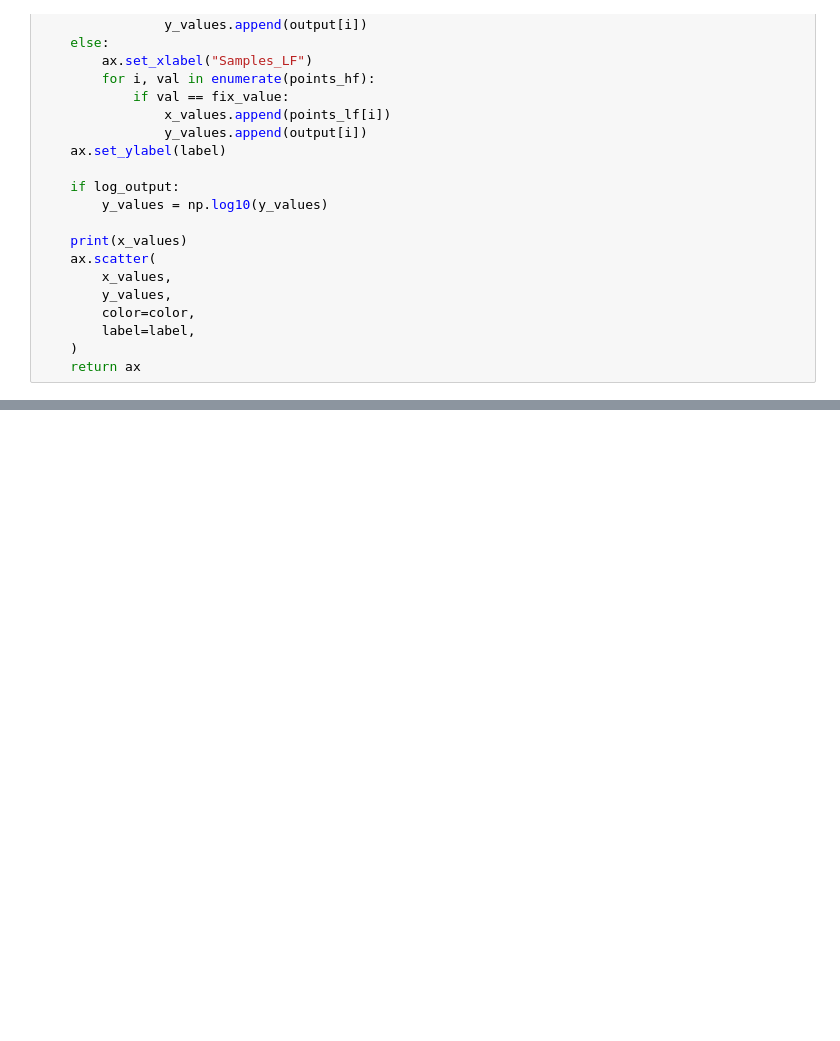
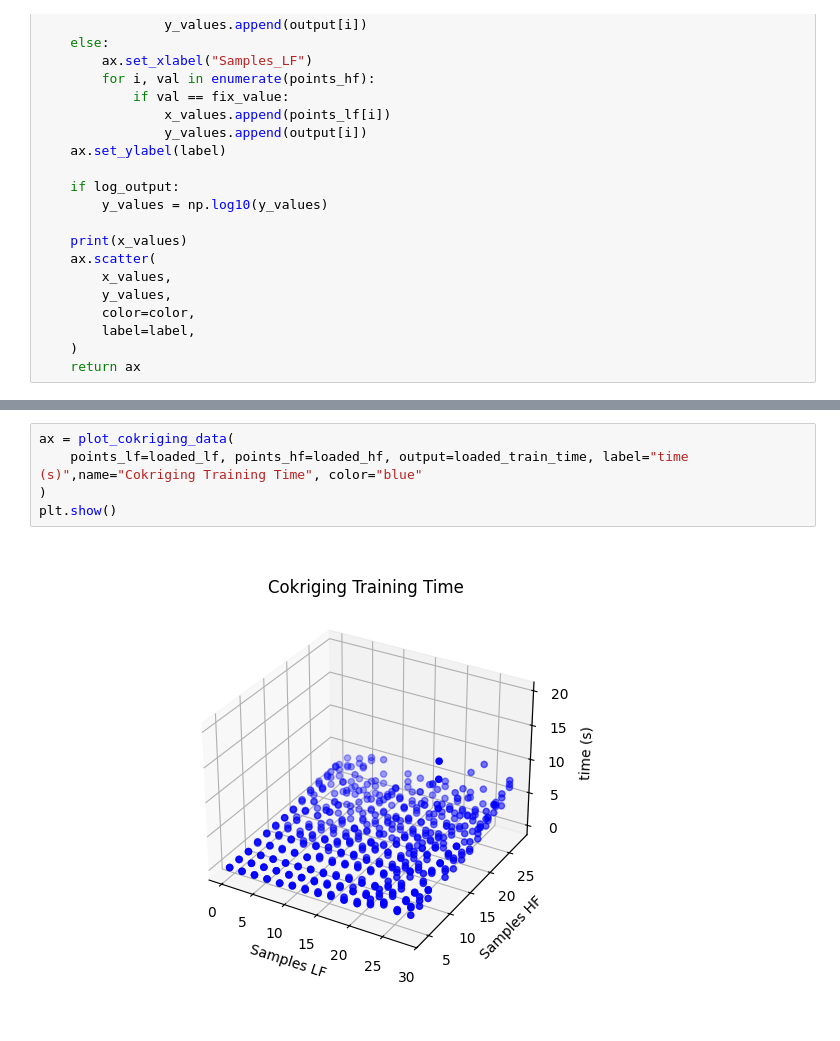
Before and after one commit to tzangleUMaine/SurrogateModeling, a Jupyter notebook: examples/data_viewer.ipynb, the cells around one changed output, grey strips where cells are left out. Saved outputs shown, nothing was run; the diff lists cells and outputs as text; blank space fills up the shorter version.

```diff
--- a/examples/data_viewer.ipynb
+++ b/examples/data_viewer.ipynb
@@ -129,0 +136,7 @@ plt.show()
+# %%
+ax = plot_cokriging_data(
+    points_lf=loaded_lf, points_hf=loaded_hf, output=loaded_train_time, label="time (s)",name="Cokriging Training Time", color="blue"
+)
+plt.show()
+# %% [output]
+[figure, added]
```
Also changed, not shown: parts of 12 cells of this notebook, 9 other files.
